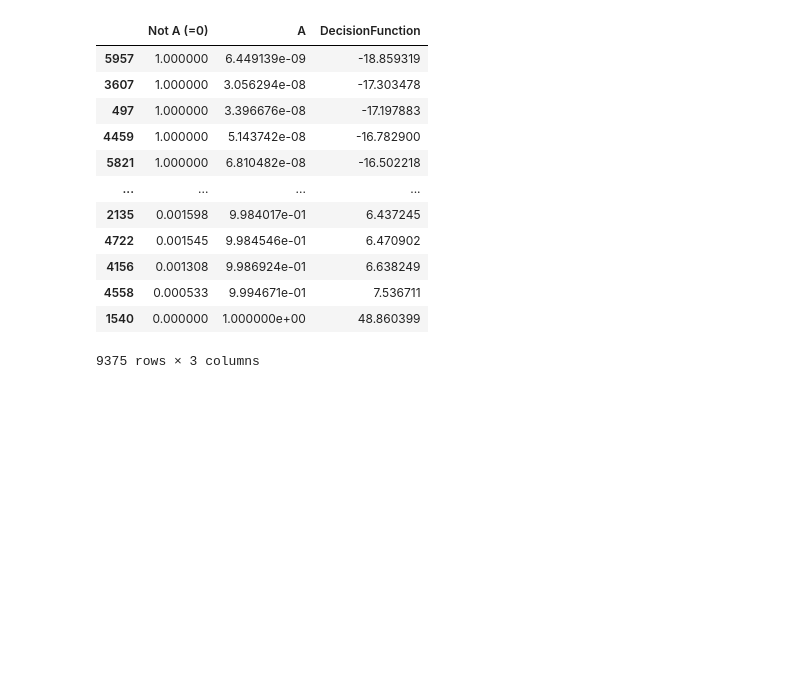
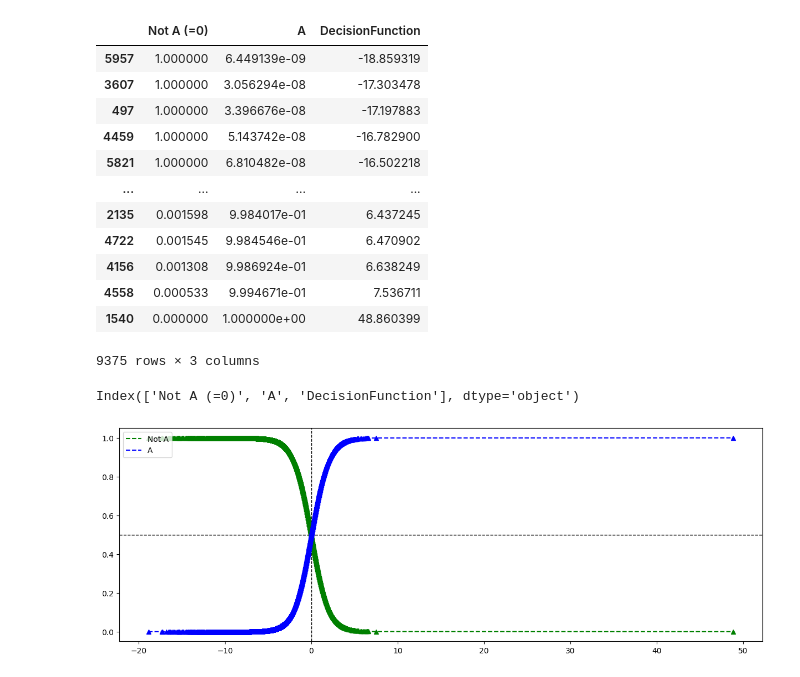
Before and after one commit to Soy-code/ADP, a Jupyter notebook: chapter6. 머신러닝-지도학습.ipynb, the cells around one changed output. Drawn from its saved outputs; the diff is of its cells as text; code cells hidden in the pictures; blank space fills up the shorter version.

```diff
--- a/chapter6. 머신러닝-지도학습.ipynb
+++ b/chapter6. 머신러닝-지도학습.ipynb
@@ -521,0 +521,19 @@ plt.figure(figsize=(15, 5))
+# %%
+df.columns
+# %% [output]
+Index(['Not A (=0)', 'A', 'DecisionFunction'], dtype='object')
+# %%
+import matplotlib.pyplot as plt
+plt.figure(figsize=(15, 5))
+
+plt.axhline(y=0.5, linestyle="--", color="black", linewidth=1)
+plt.axvline(x=0, linestyle="--", color="black", linewidth=1)
+
+plt.plot(df['DecisionFunction'], df['Not A (=0)'], "g--", label="Not A")
+plt.plot(df['DecisionFunction'], df['Not A (=0)'], "g^")
+plt.plot(df['DecisionFunction'], df['A'], "b--", label="A")
+plt.plot(df['DecisionFunction'], df['A'], "b^")
+plt.legend(loc="upper left")
+plt.show()
+# %% [output]
+[figure, added]
```
Also changed, not shown: parts of 24 cells of this notebook.
